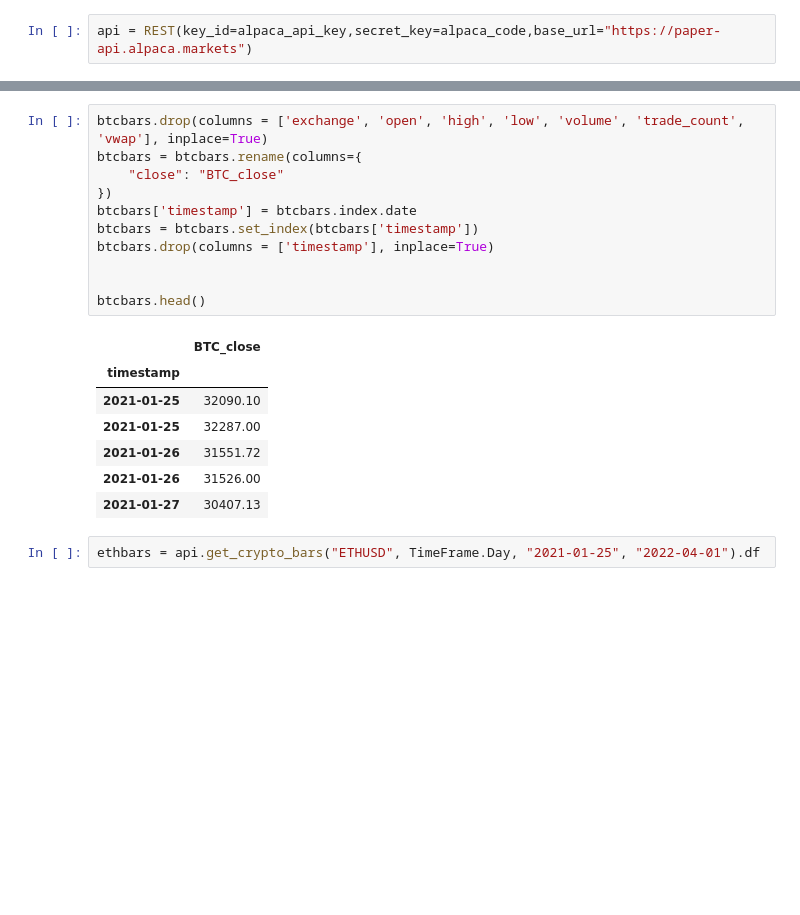
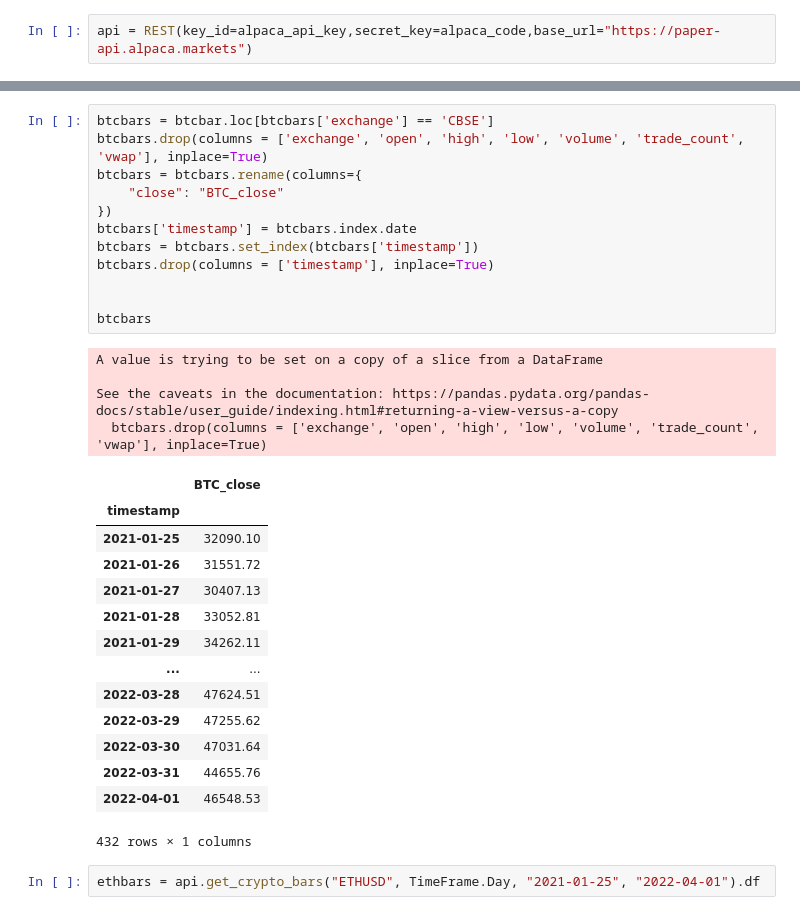
Before and after one commit to MarcAgnew055/Project-1, a Jupyter notebook: Project.ipynb, the cells around one changed output, grey strips where cells are left out. Saved outputs shown, nothing was run; the diff lists cells and outputs as text; blank space fills up the shorter version.

```diff
--- a/Project.ipynb
+++ b/Project.ipynb
@@ -31,22 +41,34 @@ btcbars = api.get_crypto_bars("BTCUSD", TimeFrame.Day, "2021-01-25", "2022-04-01
 # %%
+btcbars = btcbar.loc[btcbars['exchange'] == 'CBSE']
 btcbars.drop(columns = ['exchange', 'open', 'high', 'low', 'volume', 'trade_count', 'vwap'], inplace=True)
 btcbars = btcbars.rename(columns={
     "close": "BTC_close"
 })
 btcbars['timestamp'] = btcbars.index.date
 btcbars = btcbars.set_index(btcbars['timestamp'])
 btcbars.drop(columns = ['timestamp'], inplace=True)
 
 
-btcbars.head()
+btcbars
 # %% [output]
+A value is trying to be set on a copy of a slice from a DataFrame
+
+See the caveats in the documentation: https://pandas.pydata.org/pandas-docs/stable/user_guide/indexing.html#returning-a-view-versus-a-copy
+  btcbars.drop(columns = ['exchange', 'open', 'high', 'low', 'volume', 'trade_count', 'vwap'], inplace=True)
 |  | BTC_close |
 | timestamp |  |
 | 2021-01-25 | 32090.10 |
-| 2021-01-25 | 32287.00 |
 | 2021-01-26 | 31551.72 |
-| 2021-01-26 | 31526.00 |
 | 2021-01-27 | 30407.13 |
+| 2021-01-28 | 33052.81 |
+| 2021-01-29 | 34262.11 |
+| ... | ... |
+| 2022-03-28 | 47624.51 |
+| 2022-03-29 | 47255.62 |
+| 2022-03-30 | 47031.64 |
+| 2022-03-31 | 44655.76 |
+| 2022-04-01 | 46548.53 |
+432 rows × 1 columns
 # %%
 ethbars = api.get_crypto_bars("ETHUSD", TimeFrame.Day, "2021-01-25", "2022-04-01").df
 # %%
```
Also changed, not shown: parts of 15 cells of this notebook.
